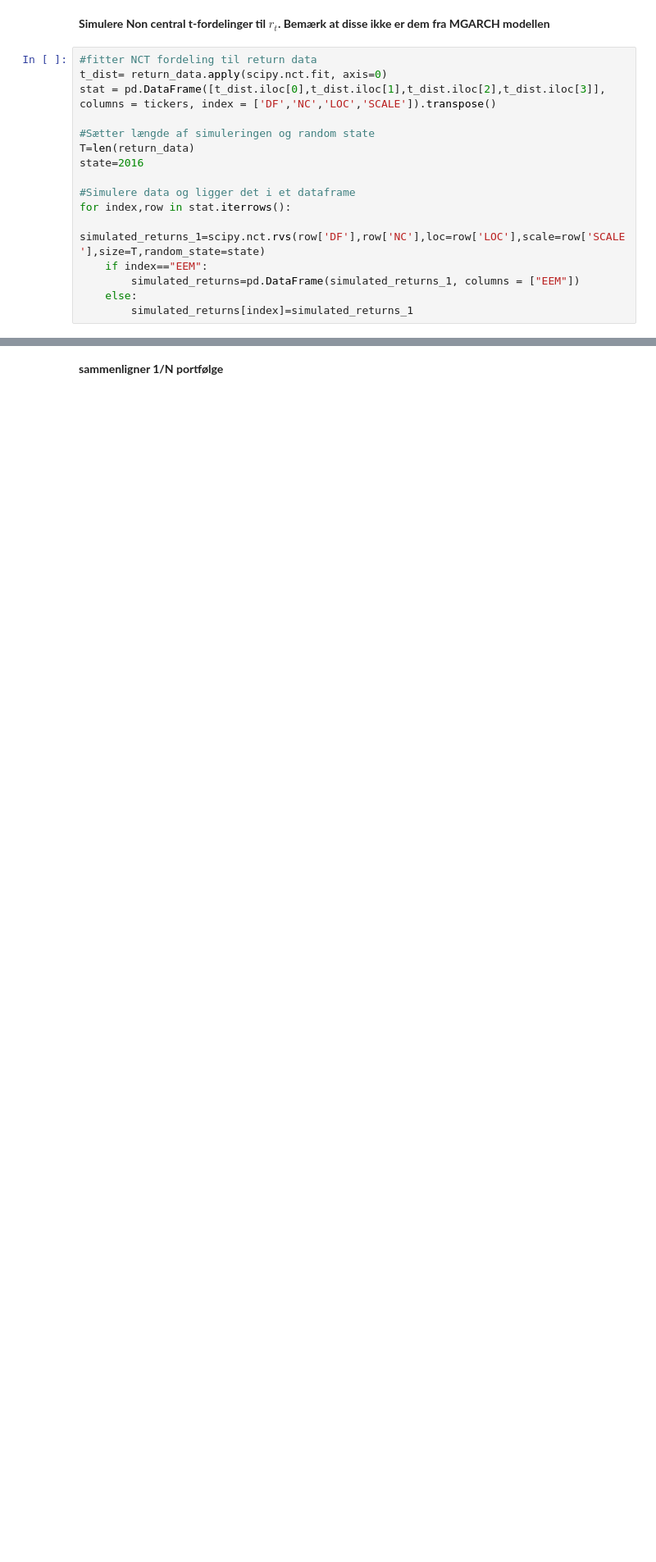
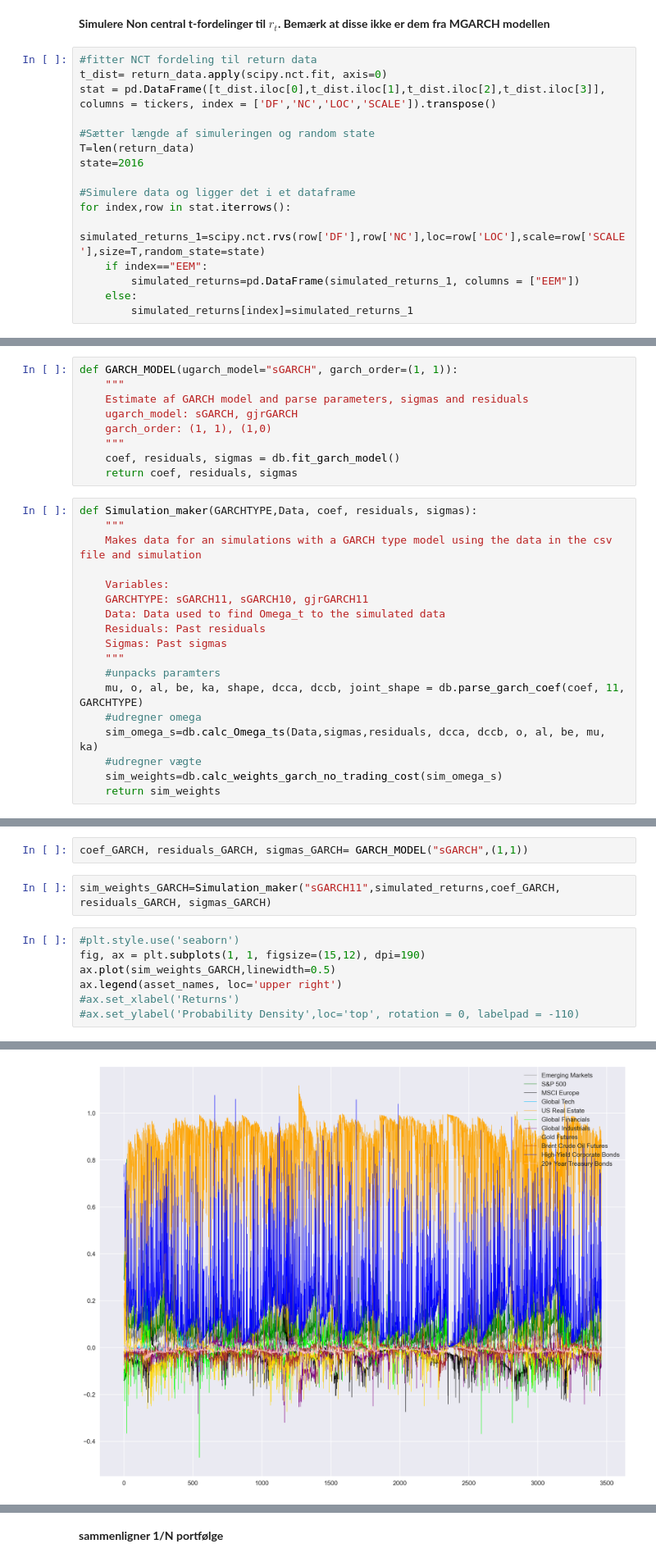
Before and after one commit to neriksen/thesis, a Jupyter notebook: Simulations/performance.ipynb, the cells around one changed output, grey strips where cells are left out. Shown at 82% size. Cells and saved outputs as stored; diff of their text form; blank space fills up the shorter version.

```diff
--- a/Simulations/performance.ipynb
+++ b/Simulations/performance.ipynb
@@ -64,0 +52,27 @@ v_t=db.calc_weights_garch_no_trading_cost(Omega_ts)
+# %%
+def GARCH_MODEL(ugarch_model="sGARCH", garch_order=(1, 1)):
+    """
+    Estimate af GARCH model and parse parameters, sigmas and residuals
+    ugarch_model: sGARCH, gjrGARCH
+    garch_order: (1, 1), (1,0)
+    """
+    coef, residuals, sigmas = db.fit_garch_model()
+    return coef, residuals, sigmas
+# %%
+def Simulation_maker(GARCHTYPE,Data, coef, residuals, sigmas):
+    """
+    Makes data for an simulations with a GARCH type model using the data in the csv file and simulation
+
+    Variables:
+    GARCHTYPE: sGARCH11, sGARCH10, gjrGARCH11
+    Data: Data used to find Omega_t to the simulated data
+    Residuals: Past residuals
+    Sigmas: Past sigmas
+    """
+    #unpacks paramters
+    mu, o, al, be, ka, shape, dcca, dccb, joint_shape = db.parse_garch_coef(coef, 11, GARCHTYPE)
+    #udregner omega
+    sim_omega_s=db.calc_Omega_ts(Data,sigmas,residuals, dcca, dccb, o, al, be, mu, ka)
+    #udregner vægte
+    sim_weights=db.calc_weights_garch_no_trading_cost(sim_omega_s)
+    return sim_weights
@@ -64,0 +87,12 @@ v_t=db.calc_weights_garch_no_trading_cost(Omega_ts)
+# %%
+coef_GARCH, residuals_GARCH, sigmas_GARCH= GARCH_MODEL("sGARCH",(1,1))
+# %%
+sim_weights_GARCH=Simulation_maker("sGARCH11",simulated_returns,coef_GARCH, residuals_GARCH, sigmas_GARCH)
+# %%
+#plt.style.use('seaborn')
+fig, ax = plt.subplots(1, 1, figsize=(15,12), dpi=190)
+ax.plot(sim_weights_GARCH,linewidth=0.5)
+ax.legend(asset_names, loc='upper right')
+#ax.set_xlabel('Returns')
+#ax.set_ylabel('Probability Density',loc='top', rotation = 0, labelpad = -110)
+# %% [output]
@@ -64,0 +100 @@ v_t=db.calc_weights_garch_no_trading_cost(Omega_ts)
+[figure, added]
```
Also changed, not shown: parts of 15 cells of this notebook, 1 other file.
